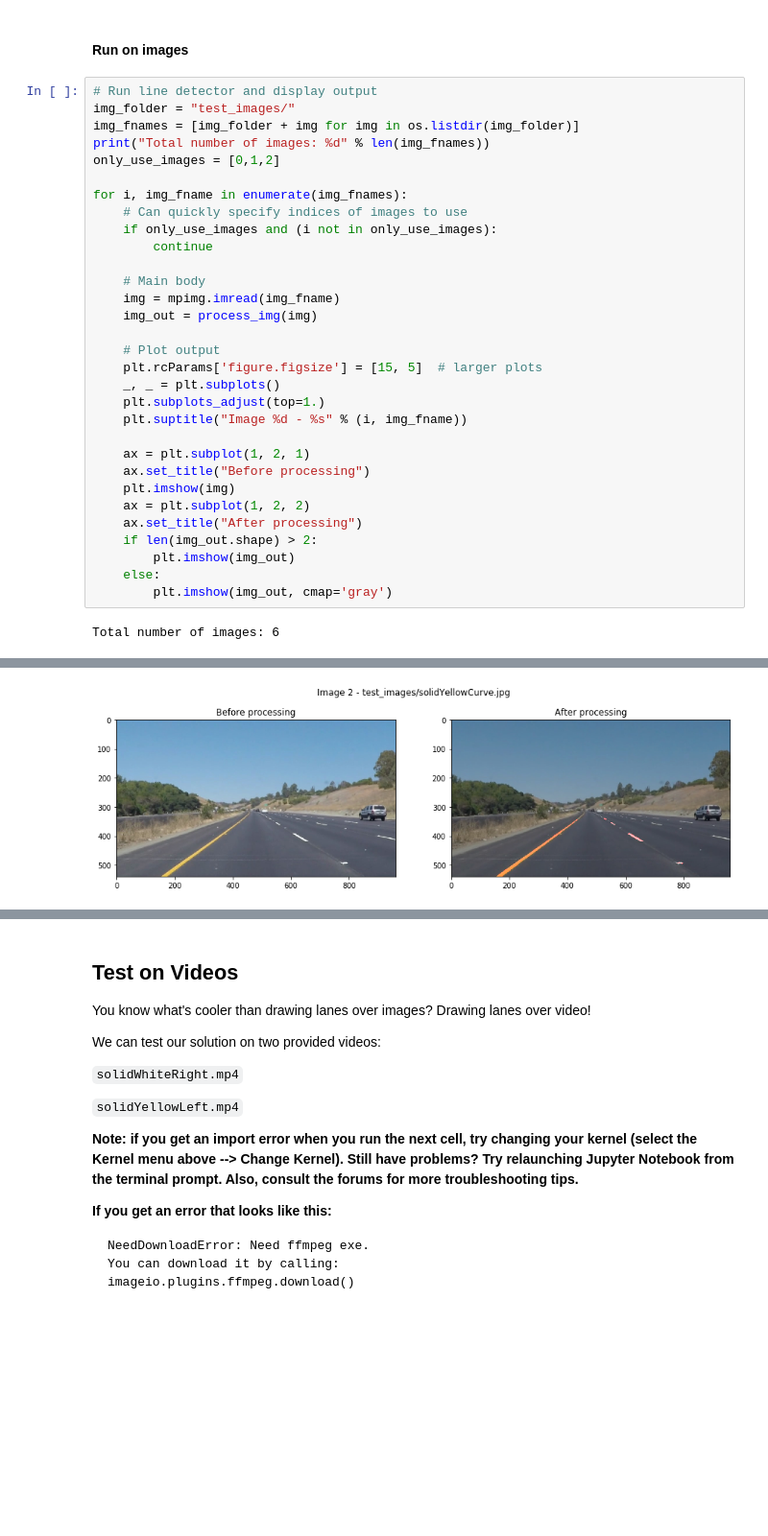
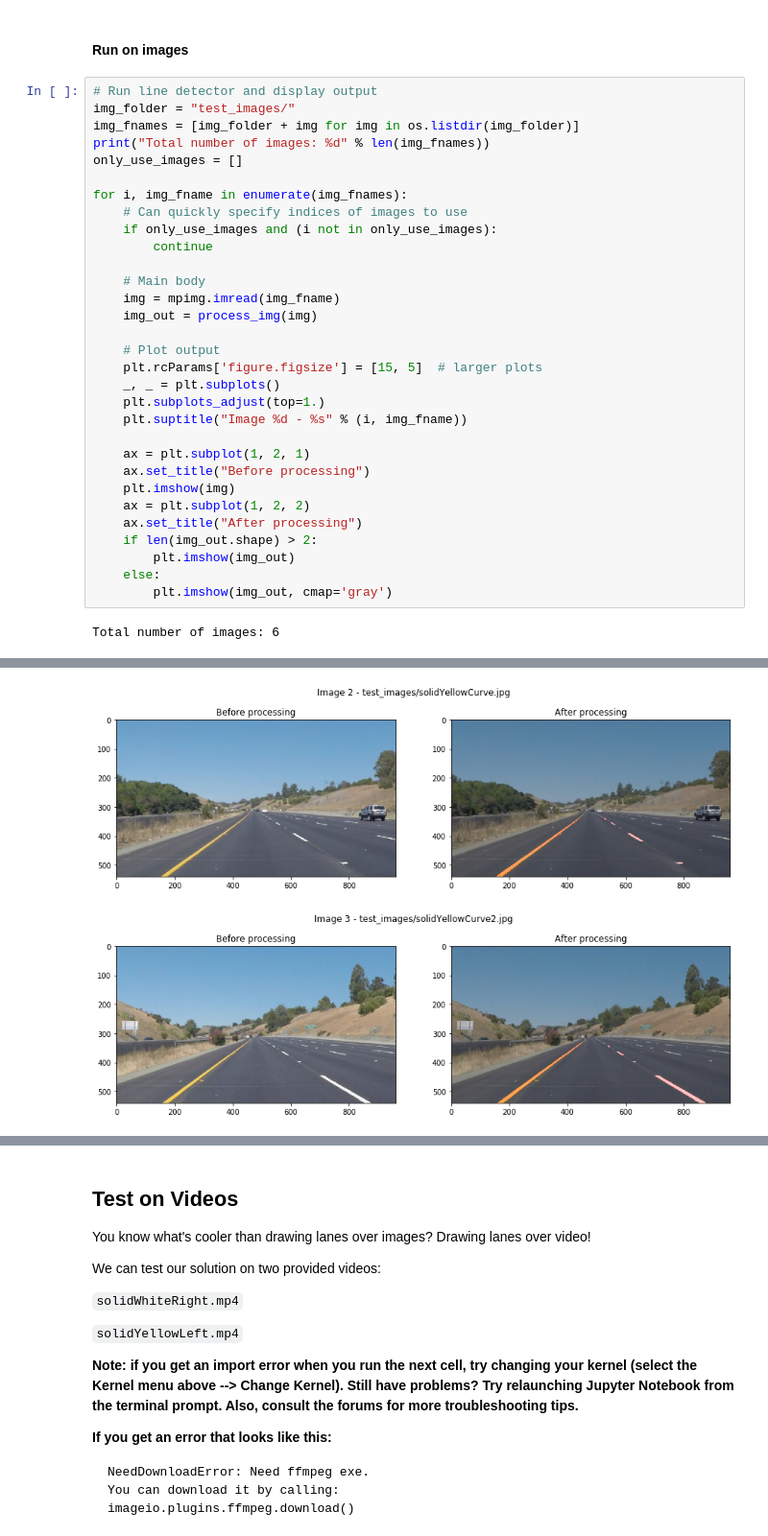
Before and after one commit to LinasKo/CarND-LaneLines-P1, a Jupyter notebook: P1.ipynb, the cells around one changed output, grey strips where cells are left out. Shown at 96% size. Drawn from its saved outputs; the diff is of its cells as text; blank space fills up the shorter version.

```diff
--- a/P1.ipynb
+++ b/P1.ipynb
@@ -306,34 +306,35 @@ bottom left (x, y): (1.00, 0.98)
 img_folder = "test_images/"
 img_fnames = [img_folder + img for img in os.listdir(img_folder)]
 print("Total number of images: %d" % len(img_fnames))
-only_use_images = [0,1,2]
+only_use_images = []
 
 for i, img_fname in enumerate(img_fnames):
     # Can quickly specify indices of images to use
     if only_use_images and (i not in only_use_images):
         continue
 
     # Main body
     img = mpimg.imread(img_fname)
     img_out = process_img(img)
 
     # Plot output
     plt.rcParams['figure.figsize'] = [15, 5]  # larger plots
     _, _ = plt.subplots()
     plt.subplots_adjust(top=1.)
     plt.suptitle("Image %d - %s" % (i, img_fname))
 
     ax = plt.subplot(1, 2, 1)
     ax.set_title("Before processing")
     plt.imshow(img)
     ax = plt.subplot(1, 2, 2)
     ax.set_title("After processing")
     if len(img_out.shape) > 2:
         plt.imshow(img_out)
     else:
         plt.imshow(img_out, cmap='gray')
 # %% [output]
 Total number of images: 6
 [figure]
 [figure]
 [figure]
+[figure, added]
```
Also changed, not shown: parts of 26 cells of this notebook, 8 other files.
